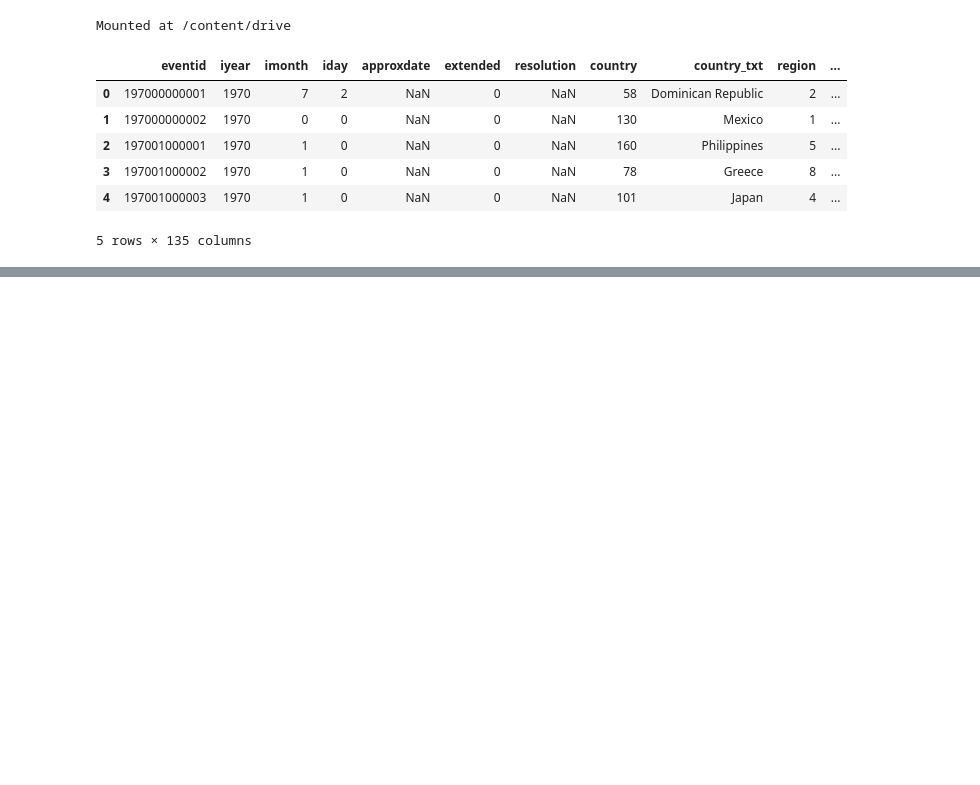
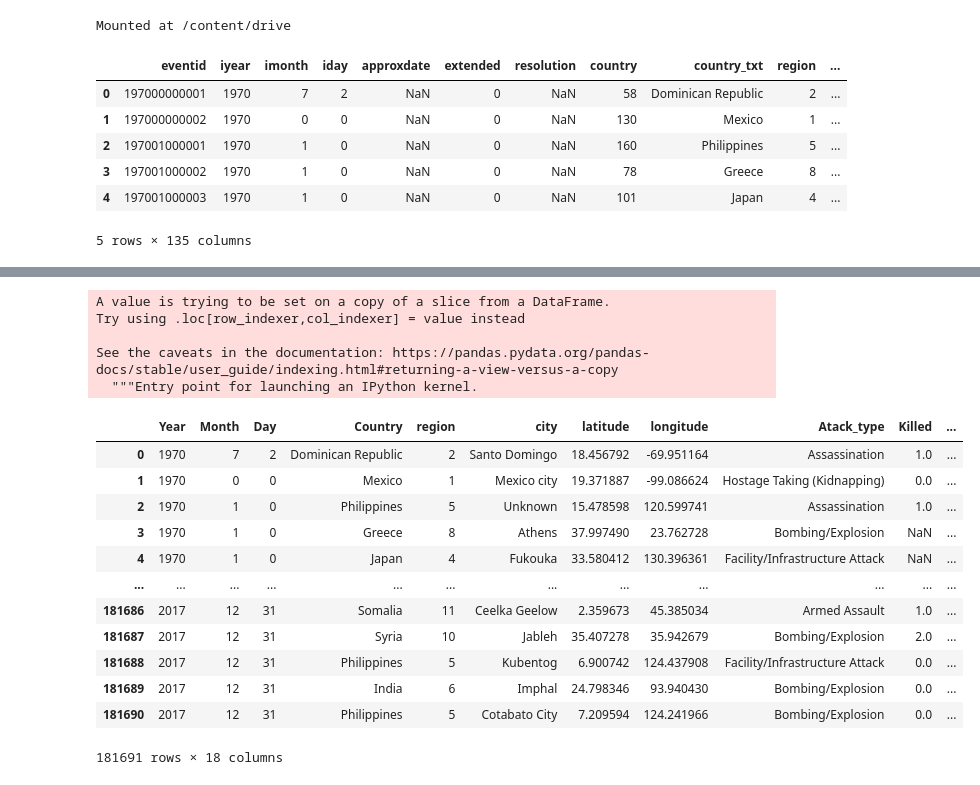
Before and after one commit to aniketborde/Aniket_EDA_Project, a Jupyter notebook: Aniket_EDA_Project.ipynb, the cells around one changed output, grey strips where cells are left out. Cells and saved outputs as stored; diff of their text form; code cells hidden in the pictures; blank space fills up the shorter version.

Commit message:
Updating Column Title

```diff
--- a/Aniket_EDA_Project.ipynb
+++ b/Aniket_EDA_Project.ipynb
@@ -22,3 +23,7 @@ df.head()
 | 3 | 197001000002 | 1970 | 1 | 0 | NaN | 0 | NaN | 78 | Greece | 8 | ... |
 | 4 | 197001000003 | 1970 | 1 | 0 | NaN | 0 | NaN | 101 | Japan | 4 | ... |
 5 rows × 135 columns
+# %%
+df.rename(columns={'iyear':'Year','imonth':'Month','iday':'Day','country_txt':'Country','region_text':'Region',
+                   'attacktype1_txt':'Atack_type','targtype1_txt':'Target','nkill':'Killed','nwound':'Wounded',
+'summary':'Summary','gname':'Group','targtype1_txt':'Target_type','weaptype1_txt':'Weapon_type','motive':'Motive'},inplace=True)
@@ -24,0 +40,26 @@ df.head()
+# %%
+DF_new = df[['Year','Month','Day','Country','region','city','latitude','longitude','Atack_type','Killed','Wounded','Target_type','Summary','Group','Target_type','Weapon_type','Motive']]
+# %%
+DF_new['Casualities']= DF_new['Killed']+df['Wounded']
+# %% [output]
+A value is trying to be set on a copy of a slice from a DataFrame.
+Try using .loc[row_indexer,col_indexer] = value instead
+
+See the caveats in the documentation: https://pandas.pydata.org/pandas-docs/stable/user_guide/indexing.html#returning-a-view-versus-a-copy
+  """Entry point for launching an IPython kernel.
+# %%
+DF_new
+# %% [output]
+|  | Year | Month | Day | Country | region | city | latitude | longitude | Atack_type | Killed | ... |
+| 0 | 1970 | 7 | 2 | Dominican Republic | 2 | Santo Domingo | 18.456792 | -69.951164 | Assassination | 1.0 | ... |
+| 1 | 1970 | 0 | 0 | Mexico | 1 | Mexico city | 19.371887 | -99.086624 | Hostage Taking (Kidnapping) | 0.0 | ... |
+| 2 | 1970 | 1 | 0 | Philippines | 5 | Unknown | 15.478598 | 120.599741 | Assassination | 1.0 | ... |
+| 3 | 1970 | 1 | 0 | Greece | 8 | Athens | 37.997490 | 23.762728 | Bombing/Explosion | NaN | ... |
+| 4 | 1970 | 1 | 0 | Japan | 4 | Fukouka | 33.580412 | 130.396361 | Facility/Infrastructure Attack | NaN | ... |
+| ... | ... | ... | ... | ... | ... | ... | ... | ... | ... | ... | ... |
+| 181686 | 2017 | 12 | 31 | Somalia | 11 | Ceelka Geelow | 2.359673 | 45.385034 | Armed Assault | 1.0 | ... |
+| 181687 | 2017 | 12 | 31 | Syria | 10 | Jableh | 35.407278 | 35.942679 | Bombing/Explosion | 2.0 | ... |
+| 181688 | 2017 | 12 | 31 | Philippines | 5 | Kubentog | 6.900742 | 124.437908 | Facility/Infrastructure Attack | 0.0 | ... |
+| 181689 | 2017 | 12 | 31 | India | 6 | Imphal | 24.798346 | 93.940430 | Bombing/Explosion | 0.0 | ... |
+| 181690 | 2017 | 12 | 31 | Philippines | 5 | Cotabato City | 7.209594 | 124.241966 | Bombing/Explosion | 0.0 | ... |
+181691 rows × 18 columns
```
Also changed, not shown: parts of 2 cells of this notebook.
